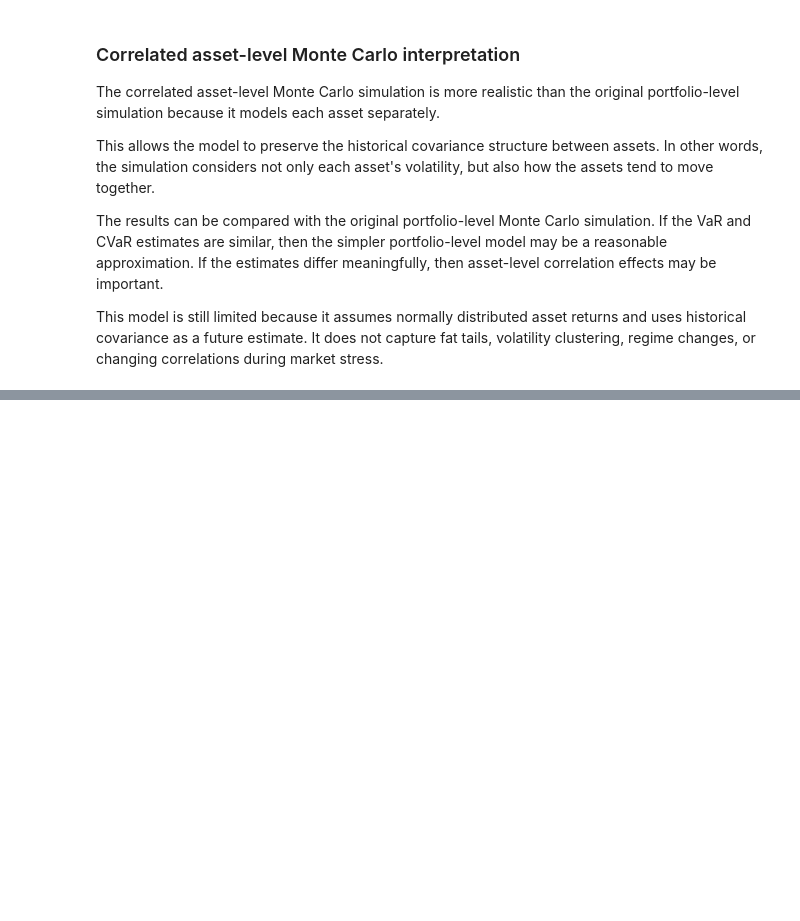
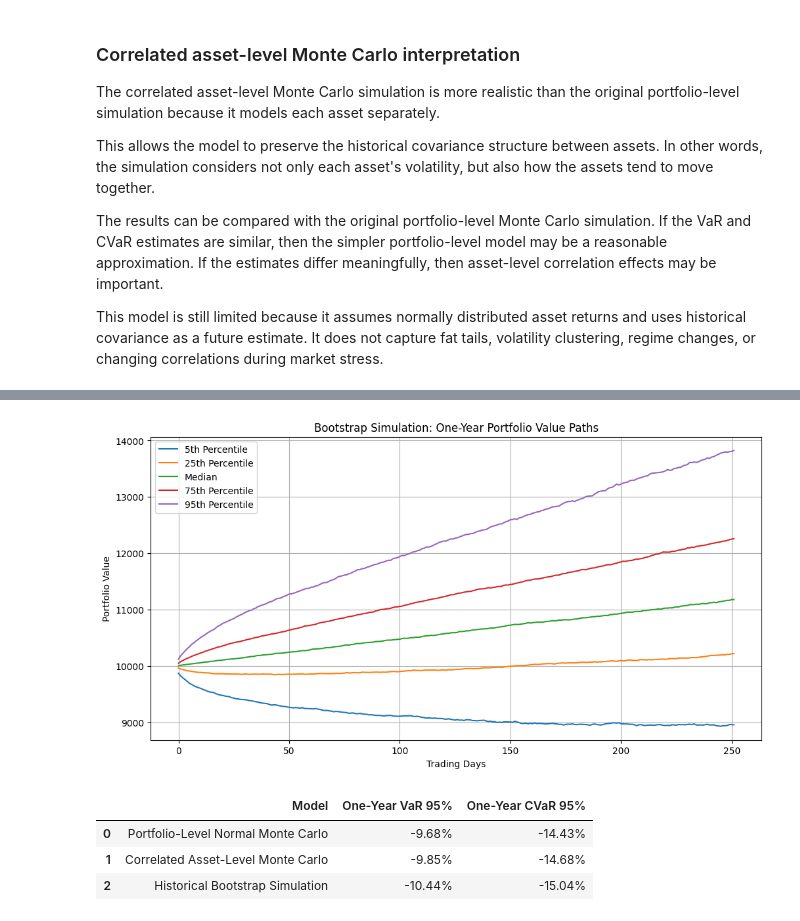
Before and after one commit to jimech/market-risk-analytics-python, a Jupyter notebook: notebooks/executed_01_portfolio_risk_modeling.ipynb, the cells around one changed output, grey strips where cells are left out. Cells and saved outputs as stored; diff of their text form; code cells hidden in the pictures; blank space fills up the shorter version.

Commit message:
add bootstrap simulation

```diff
--- a/notebooks/executed_01_portfolio_risk_modeling.ipynb
+++ b/notebooks/executed_01_portfolio_risk_modeling.ipynb
@@ -1659,0 +1786,16 @@ This model is still limited because it assumes normally distributed asset return
+# %%
+bootstrap_percentiles = np.percentile(
+    bootstrap_portfolio_paths,
+    [5, 25, 50, 75, 95],
+    axis=1
+)
+
+bootstrap_percentile_paths = pd.DataFrame({
+    "5th Percentile": bootstrap_percentiles[0],
+    "25th Percentile": bootstrap_percentiles[1],
+    "Median": bootstrap_percentiles[2],
+    "75th Percentile": bootstrap_percentiles[3],
+    "95th Percentile": bootstrap_percentiles[4]
+})
+
+bootstrap_percentile_paths.head()
@@ -1659,0 +1809,52 @@ This model is still limited because it assumes normally distributed asset return
+# %%
+plt.figure(figsize=(12, 6))
+
+plt.plot(bootstrap_percentile_paths["5th Percentile"], label="5th Percentile")
+plt.plot(bootstrap_percentile_paths["25th Percentile"], label="25th Percentile")
+plt.plot(bootstrap_percentile_paths["Median"], label="Median")
+plt.plot(bootstrap_percentile_paths["75th Percentile"], label="75th Percentile")
+plt.plot(bootstrap_percentile_paths["95th Percentile"], label="95th Percentile")
+
+plt.title("Bootstrap Simulation: One-Year Portfolio Value Paths")
+plt.xlabel("Trading Days")
+plt.ylabel("Portfolio Value")
+plt.legend()
+plt.grid(True)
+plt.show()
+# %% [output]
+[figure, added]
+# %%
+simulation_model_comparison = pd.DataFrame({
+    "Model": [
+        "Portfolio-Level Normal Monte Carlo",
+        "Correlated Asset-Level Monte Carlo",
+        "Historical Bootstrap Simulation"
+    ],
+    "One-Year VaR 95%": [
+        monte_carlo_var_95,
+        asset_level_monte_carlo_var_95,
+        bootstrap_var_95
+    ],
+    "One-Year CVaR 95%": [
+        monte_carlo_cvar_95,
+        asset_level_monte_carlo_cvar_95,
+        bootstrap_cvar_95
+    ]
+})
+
+simulation_model_comparison_display = simulation_model_comparison.copy()
+
+simulation_model_comparison_display["One-Year VaR 95%"] = simulation_model_comparison_display[
+    "One-Year VaR 95%"
+].map(lambda x: f"{x:.2%}")
+
+simulation_model_comparison_display["One-Year CVaR 95%"] = simulation_model_comparison_display[
+    "One-Year CVaR 95%"
+].map(lambda x: f"{x:.2%}")
+
+simulation_model_comparison_display
+# %% [output]
+|  | Model | One-Year VaR 95% | One-Year CVaR 95% |
+| 0 | Portfolio-Level Normal Monte Carlo | -9.68% | -14.43% |
+| 1 | Correlated Asset-Level Monte Carlo | -9.85% | -14.68% |
+| 2 | Historical Bootstrap Simulation | -10.44% | -15.04% |
```
Also changed, not shown: parts of 22 cells of this notebook, 2 other files.
